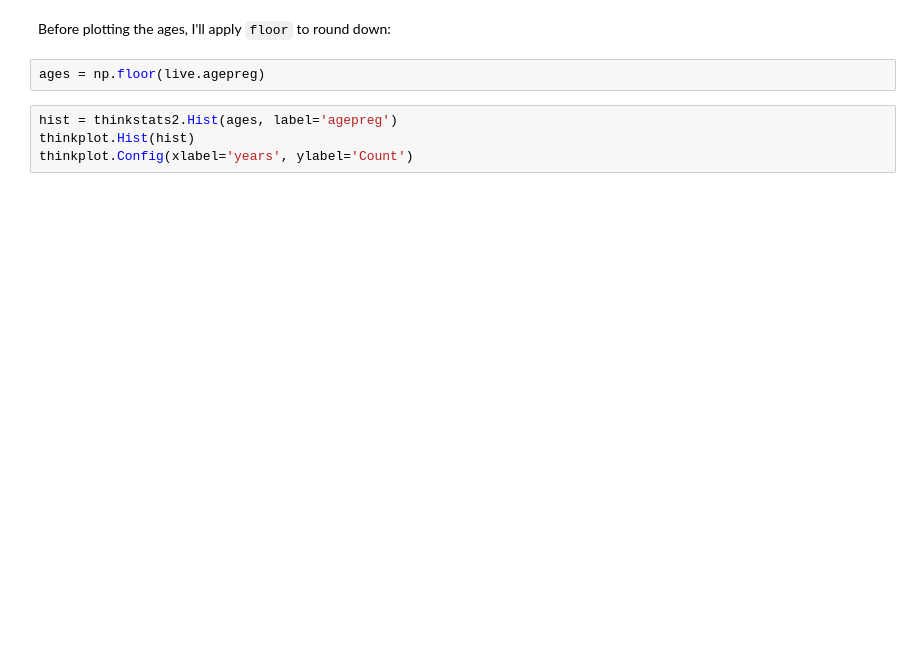
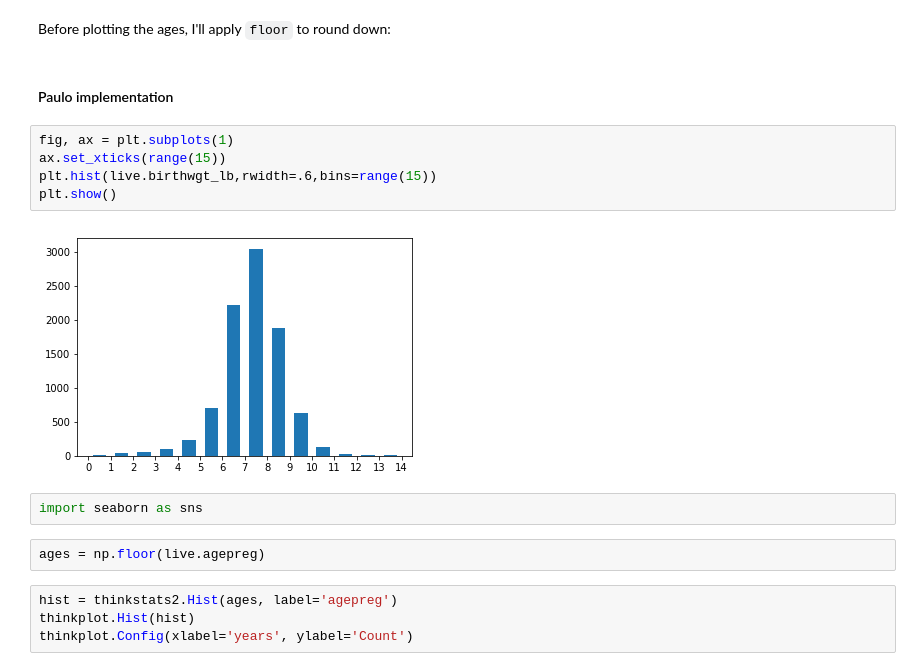
Before and after one commit to paulocpessoa-forks/ThinkStats2, a Jupyter notebook: code/chap02ex.ipynb, the cells around one changed output. Cells and saved outputs as stored; diff of their text form; blank space fills up the shorter version.

```diff
--- a/code/chap02ex.ipynb
+++ b/code/chap02ex.ipynb
@@ -119,5 +130,16 @@ thinkplot.Config(xlabel='Birth weight (pounds)', ylabel='Count')
 # %% [markdown]
 Before plotting the ages, I'll apply `floor` to round down:
+# %% [markdown]
+#### Paulo implementation
+# %%
+fig, ax = plt.subplots(1)
+ax.set_xticks(range(15))
+plt.hist(live.birthwgt_lb,rwidth=.6,bins=range(15))
+plt.show()
+# %% [output]
+[figure, added]
+# %%
+import seaborn as sns
 # %%
 ages = np.floor(live.agepreg)
 # %%
```
Also changed, not shown: parts of 15 cells of this notebook.
